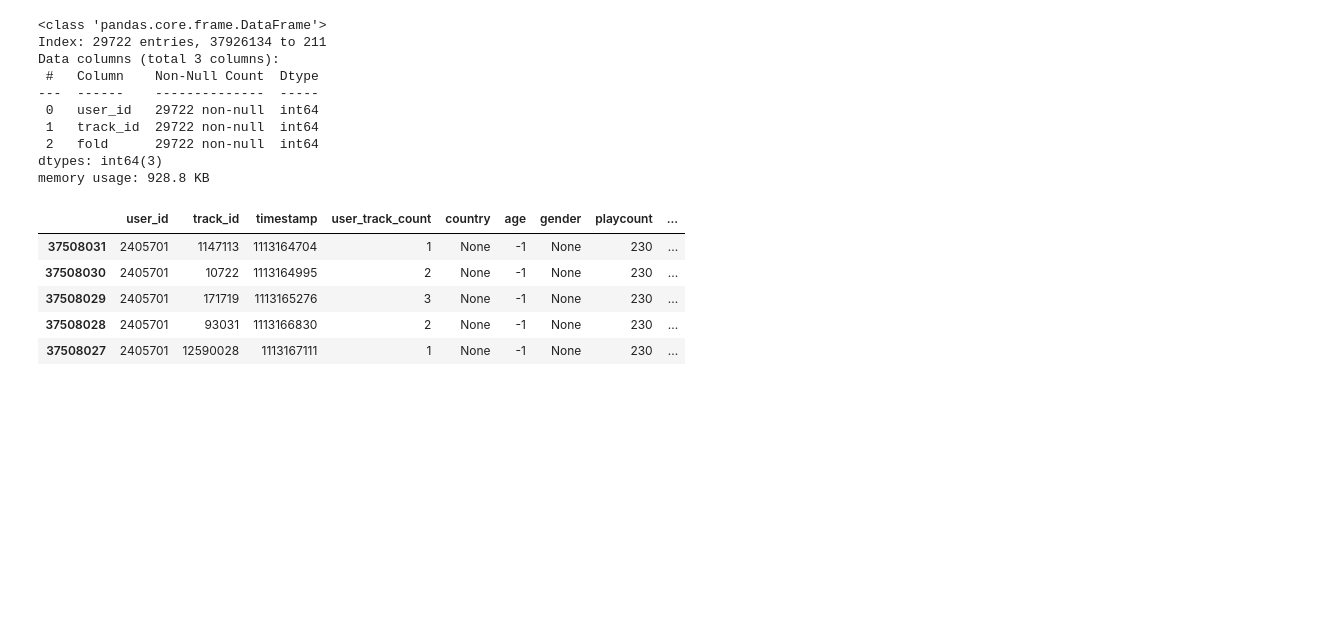
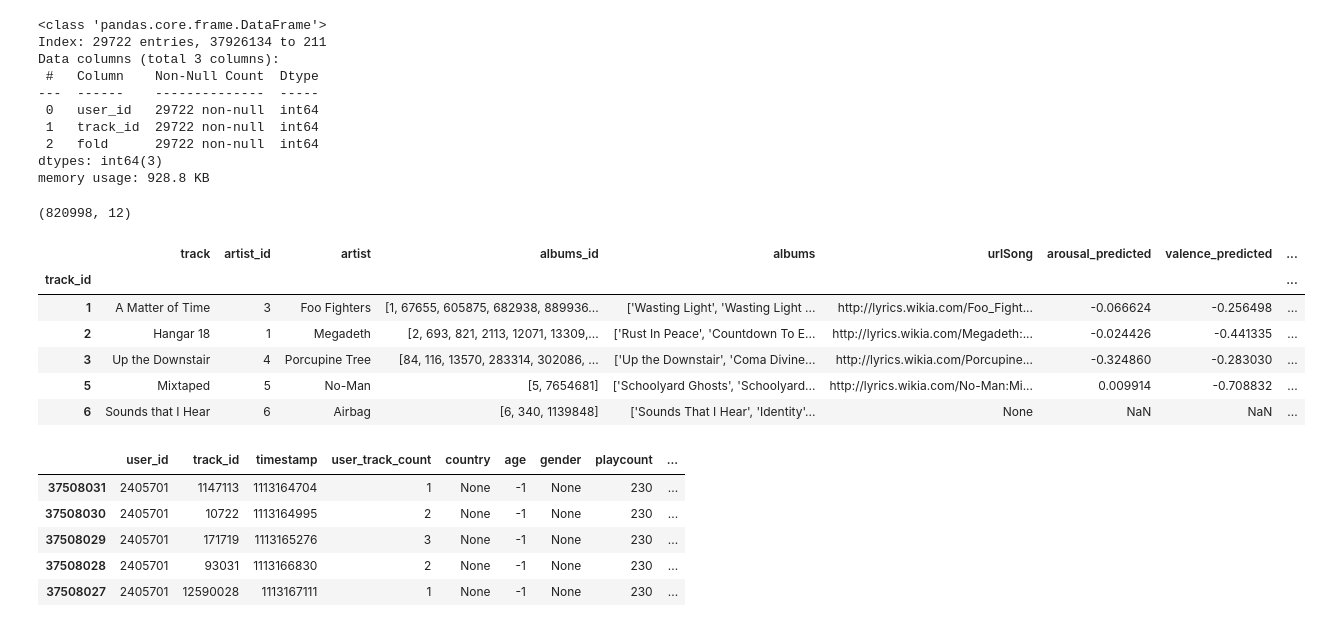
Before and after one commit to elorberb/Track2Vec, a Jupyter notebook: prepare_data_for_bert.ipynb, the cells around one changed output. Cells and saved outputs as stored; diff of their text form; code cells hidden in the pictures; blank space fills up the shorter version.

```diff
--- a/prepare_data_for_bert.ipynb
+++ b/prepare_data_for_bert.ipynb
@@ -47,6 +47,22 @@ Data columns (total 3 columns):
  2   fold      29722 non-null  int64
 dtypes: int64(3)
 memory usage: 928.8 KB
+# %%
+df_tracks = dataset.df_tracks
+# %%
+df_tracks.shape
+# %% [output]
+(820998, 12)
+# %%
+df_tracks.head()
+# %% [output]
+|  | track | artist_id | artist | albums_id | albums | urlSong | arousal_predicted | valence_predicted | ... |
+| track_id |  |  |  |  |  |  |  |  | ... |
+| 1 | A Matter of Time | 3 | Foo Fighters | [1, 67655, 605875, 682938, 889936... | ['Wasting Light', 'Wasting Light ... | http://lyrics.wikia.com/Foo_Fight... | -0.066624 | -0.256498 | ... |
+| 2 | Hangar 18 | 1 | Megadeth | [2, 693, 821, 2113, 12071, 13309,... | ['Rust In Peace', 'Countdown To E... | http://lyrics.wikia.com/Megadeth:... | -0.024426 | -0.441335 | ... |
+| 3 | Up the Downstair | 4 | Porcupine Tree | [84, 116, 13570, 283314, 302086, ... | ['Up the Downstair', 'Coma Divine... | http://lyrics.wikia.com/Porcupine... | -0.324860 | -0.283030 | ... |
+| 5 | Mixtaped | 5 | No-Man | [5, 7654681] | ['Schoolyard Ghosts', 'Schoolyard... | http://lyrics.wikia.com/No-Man:Mi... | 0.009914 | -0.708832 | ... |
+| 6 | Sounds that I Hear | 6 | Airbag | [6, 340, 1139848] | ['Sounds That I Hear', 'Identity'... | None | NaN | NaN | ... |
 # %%
 df = train[['user_id', 'track_id', 'timestamp', 'user_track_count']].sort_values('timestamp')
 df = pd.DataFrame(df).join(dataset.df_users, on='user_id', how='left')
```
Also changed, not shown: parts of 15 cells of this notebook, 4 other files.
